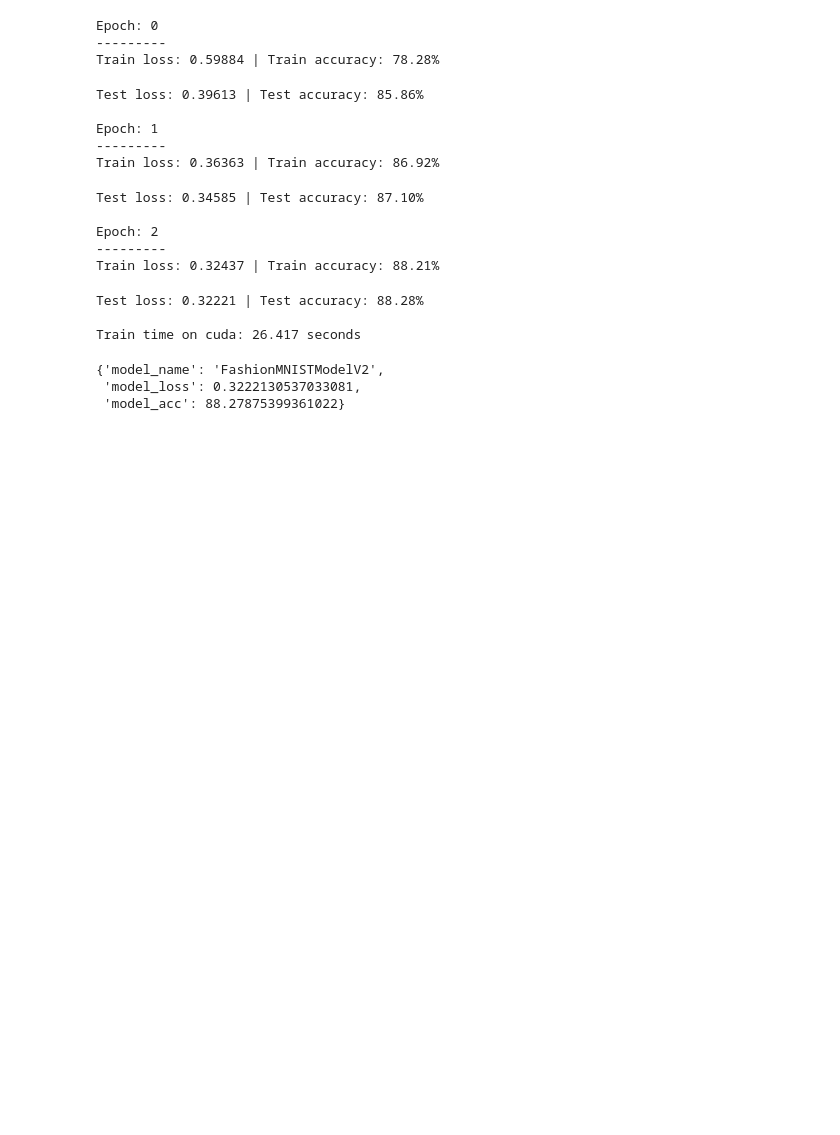
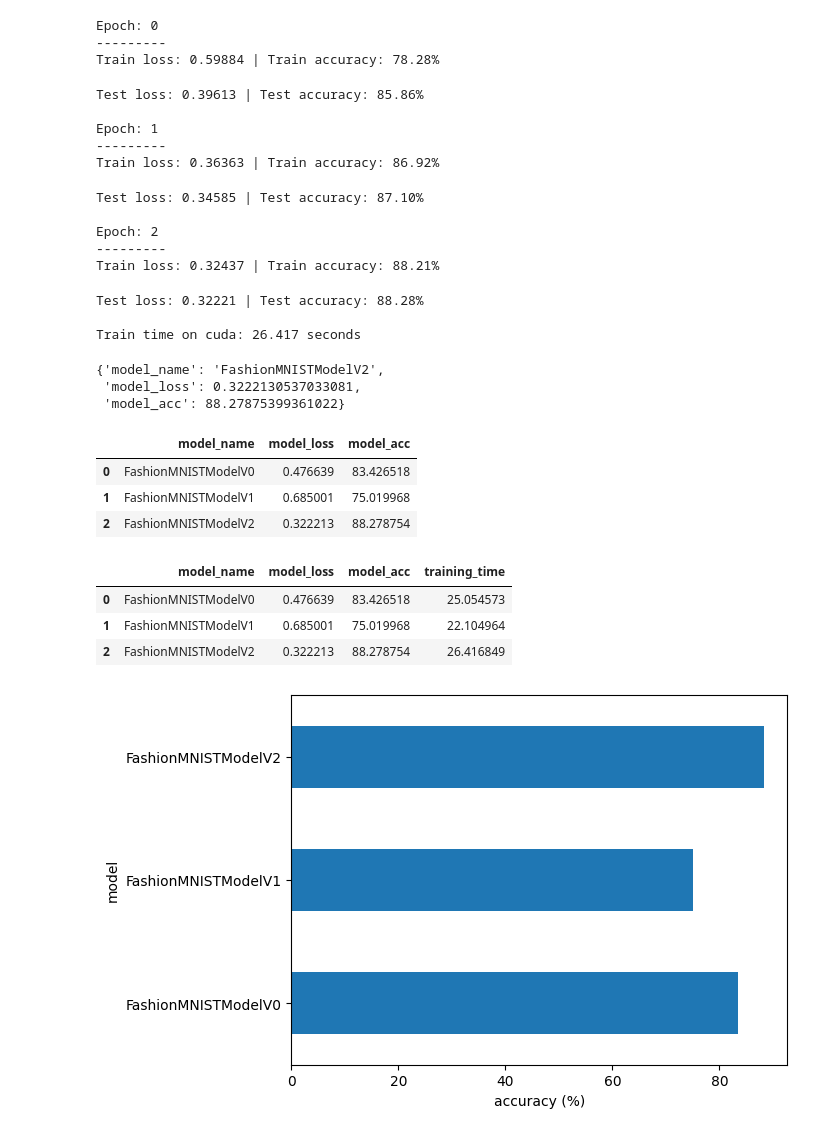
Before and after one commit to walkallen/learnPytorch, a Jupyter notebook: z2m04_cv.ipynb, the cells around one changed output. Cells and saved outputs as stored; diff of their text form; code cells hidden in the pictures; blank space fills up the shorter version.

```diff
--- a/z2m04_cv.ipynb
+++ b/z2m04_cv.ipynb
@@ -1439,3 +1439,77 @@ model_2_results
 {'model_name': 'FashionMNISTModelV2',
  'model_loss': 0.3222130537033081,
  'model_acc': 88.27875399361022}
+# %%
+'''
+8. 比较模型结果和训练时间
+
+我们训练了三种不同的模型。
+
+1. model_0 - 我们的基线模型有两个nn.Linear()层。
+2. model_1 - 与我们的基线模型相同的设置, 除了nn.Linear()层之间有nn.ReLU()层。
+3. model_2 - 我们的第一个 CNN 模型，模仿 CNN 解释器网站上的 TinyVGG 架构。
+
+
+这是机器学习中的常规做法。
+
+Building multiple models and performing multiple training experiments to see which performs best.
+构建多个模型并执行多个训练实验，看看哪个模型表现最好。
+
+Let's combine our model results dictionaries into a DataFrame and find out.
+让我们将模型结果字典合并到 DataFrame 中并找出答案。
+
+
+'''
+
+import pandas as pd
+compare_results = pd.DataFrame([model_0_results, model_1_results, model_2_results])
+compare_results
+# %% [output]
+|  | model_name | model_loss | model_acc |
+| 0 | FashionMNISTModelV0 | 0.476639 | 83.426518 |
+| 1 | FashionMNISTModelV1 | 0.685001 | 75.019968 |
+| 2 | FashionMNISTModelV2 | 0.322213 | 88.278754 |
+# %%
+'''
+我们也可以添加训练时间值。
+
+'''
+
+# Add training times to results comparison
+compare_results["training_time"] = [total_train_time_model_0,
+                                    total_train_time_model_1,
+                                    total_train_time_model_2]
+compare_results
+# %% [output]
+|  | model_name | model_loss | model_acc | training_time |
+| 0 | FashionMNISTModelV0 | 0.476639 | 83.426518 | 25.054573 |
+| 1 | FashionMNISTModelV1 | 0.685001 | 75.019968 | 22.104964 |
+| 2 | FashionMNISTModelV2 | 0.322213 | 88.278754 | 26.416849 |
+# %%
+'''
+
+看起来我们的 CNN ( FashionMNISTModelV2 ) 模型表现最好（损失最低，准确率最高），但训练时间最长。
+
+我们的基线模型 ( FashionMNISTModelV0 ) 的表现优于model_1 ( FashionMNISTModelV1 )。
+
+性能与速度的权衡
+
+在机器学习中需要注意的是性能与速度的权衡。
+一般来说，您可以从更大、更复杂的模型中获得更好的性能（就像我们对model_2所做的那样）。
+
+然而，这种性能提升通常是以牺牲训练速度和推理速度为代价的。
+
+注意：您获得的训练时间很大程度上取决于您使用的硬件。
+
+一般来说，CPU 核心越多，模型在 CPU 上训练的速度就越快。 GPU 也类似。
+
+由于技术进步，较新的硬件（就使用年限而言）通常也会更快地训练模型。
+
+'''
+
+# Visualize our model results
+compare_results.set_index("model_name")["model_acc"].plot(kind="barh")
+plt.xlabel("accuracy (%)")
+plt.ylabel("model");
+# %% [output]
+[figure, added]
```
Also changed, not shown: parts of 4 cells of this notebook.
